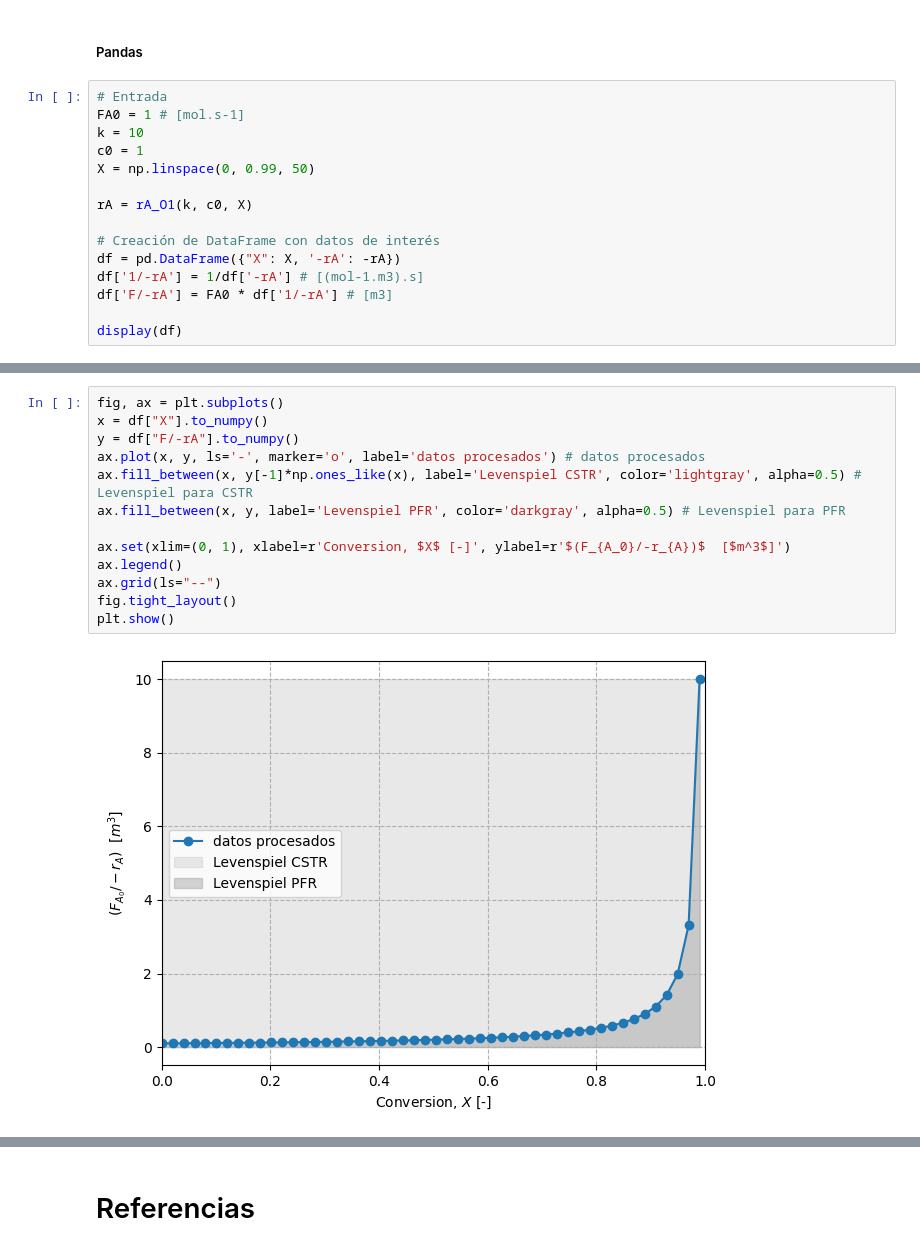
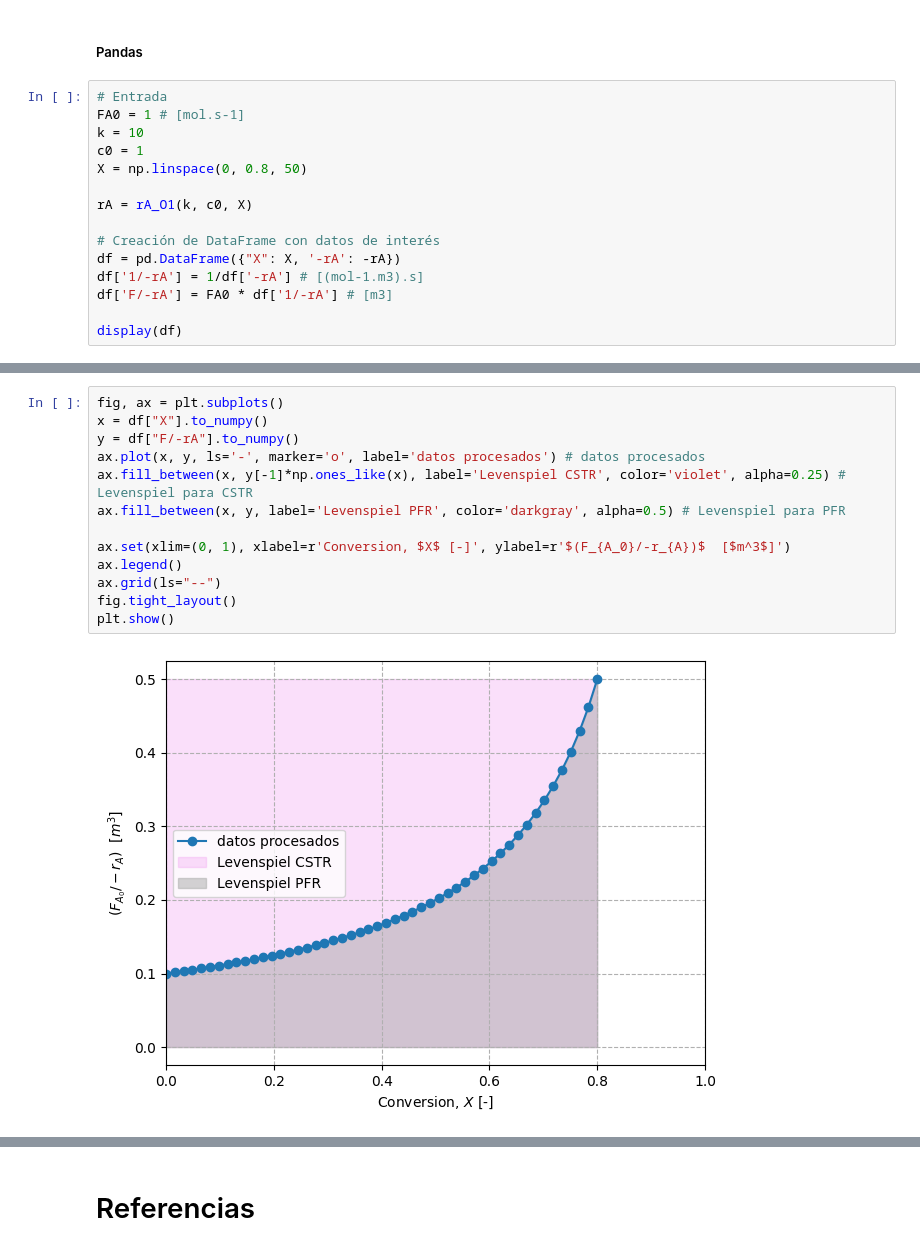
Before and after one commit to eicastroc/Kin_Cinvestav_IngMetalurgica, a Jupyter notebook: 03_Reactores/02_dimensionamiento.ipynb, the cells around one changed output, grey strips where cells are left out. Cells and saved outputs as stored; diff of their text form.

```diff
--- a/03_Reactores/02_dimensionamiento.ipynb
+++ b/03_Reactores/02_dimensionamiento.ipynb
@@ -343,7 +343,7 @@ def rA_O1(k, C0, X):
 FA0 = 1 # [mol.s-1]
 k = 10
 c0 = 1
-X = np.linspace(0, 0.99, 50)
+X = np.linspace(0, 0.8, 50)
 
 rA = rA_O1(k, c0, X)
 
@@ -374,18 +374,18 @@ display(df)
 # %%
 fig, ax = plt.subplots()
 x = df["X"].to_numpy()
 y = df["F/-rA"].to_numpy()
 ax.plot(x, y, ls='-', marker='o', label='datos procesados') # datos procesados
-ax.fill_between(x, y[-1]*np.ones_like(x), label='Levenspiel CSTR', color='lightgray', alpha=0.5) # Levenspiel para CSTR
+ax.fill_between(x, y[-1]*np.ones_like(x), label='Levenspiel CSTR', color='violet', alpha=0.25) # Levenspiel para CSTR
 ax.fill_between(x, y, label='Levenspiel PFR', color='darkgray', alpha=0.5) # Levenspiel para PFR
 
 ax.set(xlim=(0, 1), xlabel=r'Conversion, $X$ [-]', ylabel=r'$(F_{A_0}/-r_{A})$  [$m^3$]')
 ax.legend()
 ax.grid(ls="--")
 fig.tight_layout()
 plt.show()
 # %% [output]
-[figure, old version]
+[figure, new version]
 # %%
 # Estimación volúmenes CSTR
 df["Vcstr"] = df["X"] * df["F/-rA"] #m3
```
Also changed, not shown: parts of 9 cells of this notebook, 12 other files.
